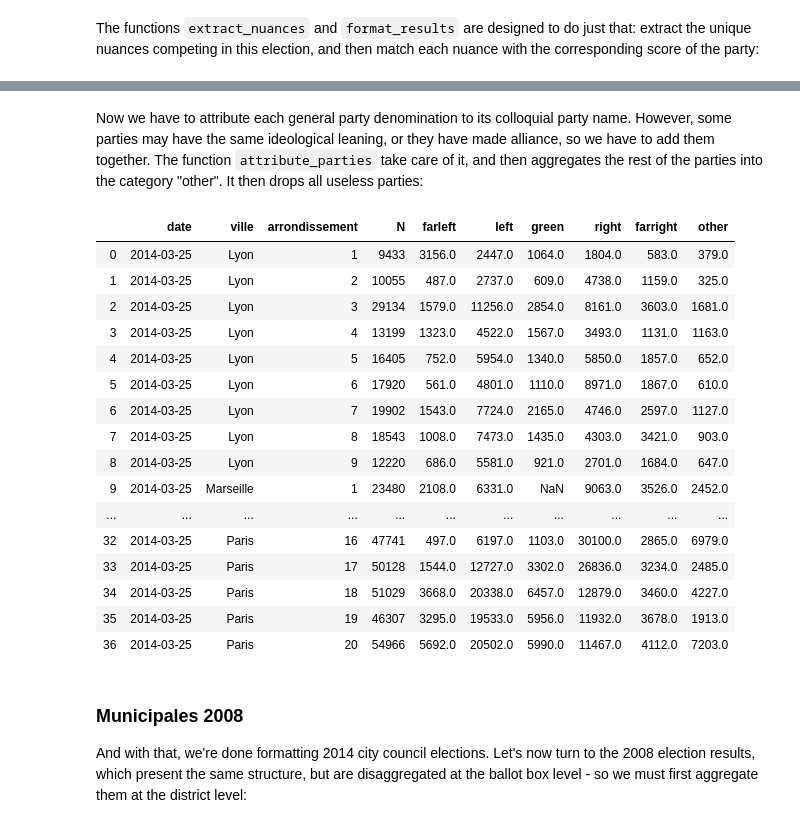
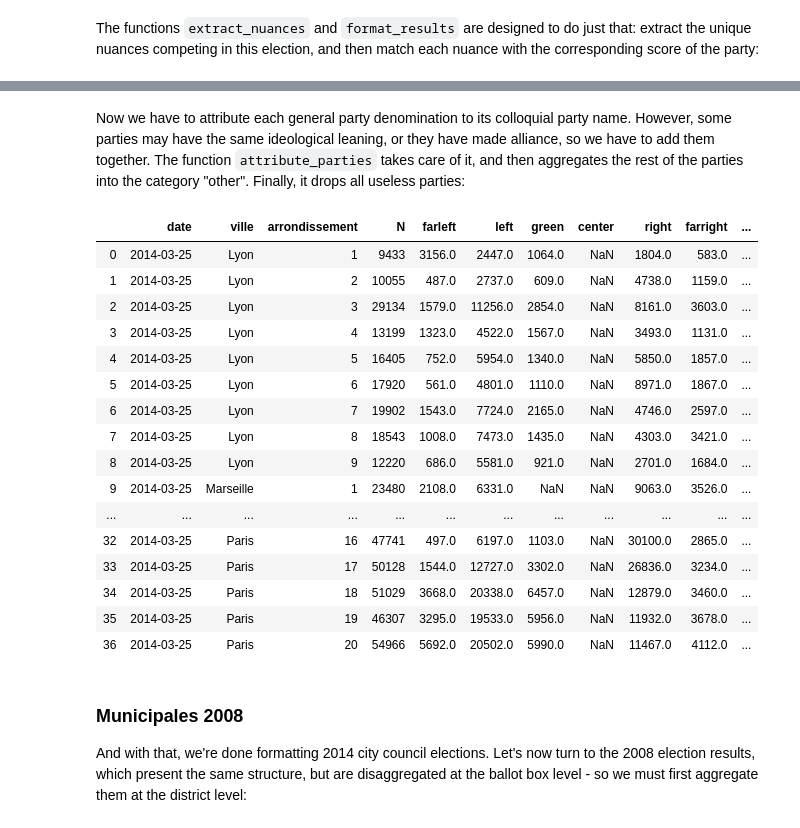
Before and after one commit to pollsposition/models, a Jupyter notebook: fondamentaux/format_munic_data.ipynb, the cells around one changed output, grey strips where cells are left out. Cells and saved outputs as stored; diff of their text form; code cells hidden in the pictures.

```diff
--- a/fondamentaux/format_munic_data.ipynb
+++ b/fondamentaux/format_munic_data.ipynb
@@ -3,5 +5,6 @@ This notebook formats 2008 and 2014 city council election results with the 7 mai
 # %%
 %load_ext lab_black
+%load_ext watermark
 
 import numpy as np
 import pandas as pd
@@ -12,7 +15,8 @@ AFFILIATIONS = {
     "farleft": ["LFG", "LEXG"],
     "left": ["LUG", "LSOC"],
     "green": ["LVEC"],
-    "right": ["LUMP", "LUDI", "LUD"],
+    "center": ["LCMD"],
+    "right": ["LUMP", "LUDI", "LUD", "LMAJ"],
     "farright": ["LFN"],
 }
 # %% [markdown]
@@ -78,7 +82,7 @@ def attribute_parties(df: pd.DataFrame, nuances_set: Set[str]) -> pd.DataFrame:
     """
     From a dataframe with general party denomination, attribute colloquial party names and
     add parties with same nuance.
-    Then aggregate other parties and drop all useless ones.
+    Then aggregate the rest of the parties and drop all useless ones.
     """
     for p in AFFILIATIONS.keys():
         # which candidate represents the party this year?
@@ -157,31 +161,31 @@ d.head()
 # %% [markdown]
-Now we have to attribute each general party denomination to its colloquial party name. However, some parties may have the same ideological leaning, or they have made alliance, so we have to add them together. The function `attribute_parties` take care of it, and then aggregates the rest of the parties into the category "other". It then drops all useless parties:
+Now we have to attribute each general party denomination to its colloquial party name. However, some parties may have the same ideological leaning, or they have made alliance, so we have to add them together. The function `attribute_parties` takes care of it, and then aggregates the rest of the parties into the category "other". Finally, it drops all useless parties:
 # %%
-d = attribute_parties(d_, nuances_set)
+d = attribute_parties(d, nuances_set)
 d = d.rename(columns={"Exprimés": "N"})
 d = d.reindex(
     ["date", "ville", "arrondissement", "N"] + list(AFFILIATIONS.keys()) + ["other"],
     axis=1,
 )
 d
 # %% [output]
-|  | date | ville | arrondissement | N | farleft | left | green | right | farright | other |
-| 0 | 2014-03-25 | Lyon | 1 | 9433 | 3156.0 | 2447.0 | 1064.0 | 1804.0 | 583.0 | 379.0 |
-| 1 | 2014-03-25 | Lyon | 2 | 10055 | 487.0 | 2737.0 | 609.0 | 4738.0 | 1159.0 | 325.0 |
-| 2 | 2014-03-25 | Lyon | 3 | 29134 | 1579.0 | 11256.0 | 2854.0 | 8161.0 | 3603.0 | 1681.0 |
-| 3 | 2014-03-25 | Lyon | 4 | 13199 | 1323.0 | 4522.0 | 1567.0 | 3493.0 | 1131.0 | 1163.0 |
-| 4 | 2014-03-25 | Lyon | 5 | 16405 | 752.0 | 5954.0 | 1340.0 | 5850.0 | 1857.0 | 652.0 |
-| 5 | 2014-03-25 | Lyon | 6 | 17920 | 561.0 | 4801.0 | 1110.0 | 8971.0 | 1867.0 | 610.0 |
-| 6 | 2014-03-25 | Lyon | 7 | 19902 | 1543.0 | 7724.0 | 2165.0 | 4746.0 | 2597.0 | 1127.0 |
-| 7 | 2014-03-25 | Lyon | 8 | 18543 | 1008.0 | 7473.0 | 1435.0 | 4303.0 | 3421.0 | 903.0 |
-| 8 | 2014-03-25 | Lyon | 9 | 12220 | 686.0 | 5581.0 | 921.0 | 2701.0 | 1684.0 | 647.0 |
-| 9 | 2014-03-25 | Marseille | 1 | 23480 | 2108.0 | 6331.0 | NaN | 9063.0 | 3526.0 | 2452.0 |
-| ... | ... | ... | ... | ... | ... | ... | ... | ... | ... | ... |
-| 32 | 2014-03-25 | Paris | 16 | 47741 | 497.0 | 6197.0 | 1103.0 | 30100.0 | 2865.0 | 6979.0 |
-| 33 | 2014-03-25 | Paris | 17 | 50128 | 1544.0 | 12727.0 | 3302.0 | 26836.0 | 3234.0 | 2485.0 |
-| 34 | 2014-03-25 | Paris | 18 | 51029 | 3668.0 | 20338.0 | 6457.0 | 12879.0 | 3460.0 | 4227.0 |
-| 35 | 2014-03-25 | Paris | 19 | 46307 | 3295.0 | 19533.0 | 5956.0 | 11932.0 | 3678.0 | 1913.0 |
-| 36 | 2014-03-25 | Paris | 20 | 54966 | 5692.0 | 20502.0 | 5990.0 | 11467.0 | 4112.0 | 7203.0 |
+|  | date | ville | arrondissement | N | farleft | left | green | center | right | farright | ... |
+| 0 | 2014-03-25 | Lyon | 1 | 9433 | 3156.0 | 2447.0 | 1064.0 | NaN | 1804.0 | 583.0 | ... |
+| 1 | 2014-03-25 | Lyon | 2 | 10055 | 487.0 | 2737.0 | 609.0 | NaN | 4738.0 | 1159.0 | ... |
+| 2 | 2014-03-25 | Lyon | 3 | 29134 | 1579.0 | 11256.0 | 2854.0 | NaN | 8161.0 | 3603.0 | ... |
+| 3 | 2014-03-25 | Lyon | 4 | 13199 | 1323.0 | 4522.0 | 1567.0 | NaN | 3493.0 | 1131.0 | ... |
+| 4 | 2014-03-25 | Lyon | 5 | 16405 | 752.0 | 5954.0 | 1340.0 | NaN | 5850.0 | 1857.0 | ... |
+| 5 | 2014-03-25 | Lyon | 6 | 17920 | 561.0 | 4801.0 | 1110.0 | NaN | 8971.0 | 1867.0 | ... |
+| 6 | 2014-03-25 | Lyon | 7 | 19902 | 1543.0 | 7724.0 | 2165.0 | NaN | 4746.0 | 2597.0 | ... |
+| 7 | 2014-03-25 | Lyon | 8 | 18543 | 1008.0 | 7473.0 | 1435.0 | NaN | 4303.0 | 3421.0 | ... |
+| 8 | 2014-03-25 | Lyon | 9 | 12220 | 686.0 | 5581.0 | 921.0 | NaN | 2701.0 | 1684.0 | ... |
+| 9 | 2014-03-25 | Marseille | 1 | 23480 | 2108.0 | 6331.0 | NaN | NaN | 9063.0 | 3526.0 | ... |
+| ... | ... | ... | ... | ... | ... | ... | ... | ... | ... | ... | ... |
+| 32 | 2014-03-25 | Paris | 16 | 47741 | 497.0 | 6197.0 | 1103.0 | NaN | 30100.0 | 2865.0 | ... |
+| 33 | 2014-03-25 | Paris | 17 | 50128 | 1544.0 | 12727.0 | 3302.0 | NaN | 26836.0 | 3234.0 | ... |
+| 34 | 2014-03-25 | Paris | 18 | 51029 | 3668.0 | 20338.0 | 6457.0 | NaN | 12879.0 | 3460.0 | ... |
+| 35 | 2014-03-25 | Paris | 19 | 46307 | 3295.0 | 19533.0 | 5956.0 | NaN | 11932.0 | 3678.0 | ... |
+| 36 | 2014-03-25 | Paris | 20 | 54966 | 5692.0 | 20502.0 | 5990.0 | NaN | 11467.0 | 4112.0 | ... |
 # %% [markdown]
 ### Municipales 2008
 
```
Also changed, not shown: parts of 16 cells of this notebook.
